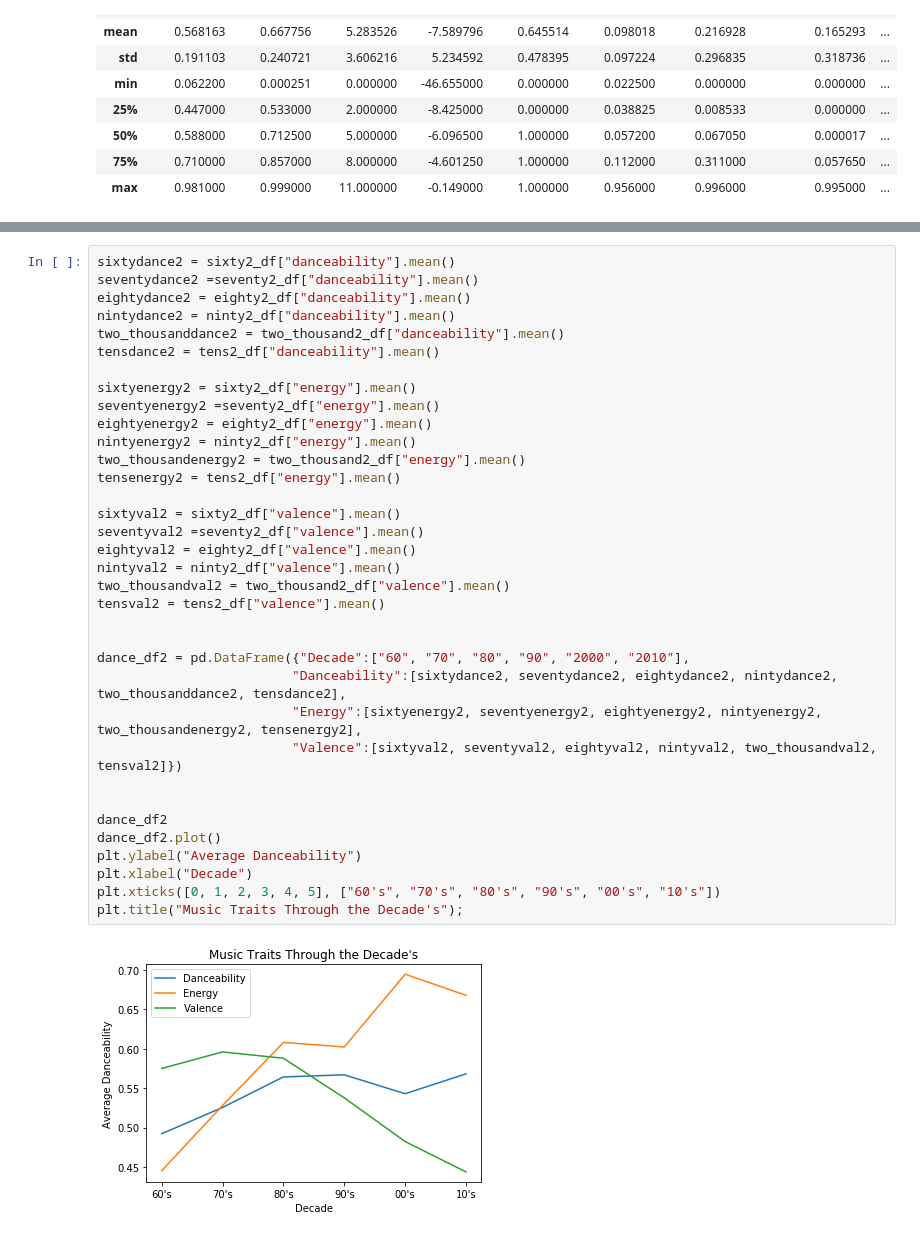
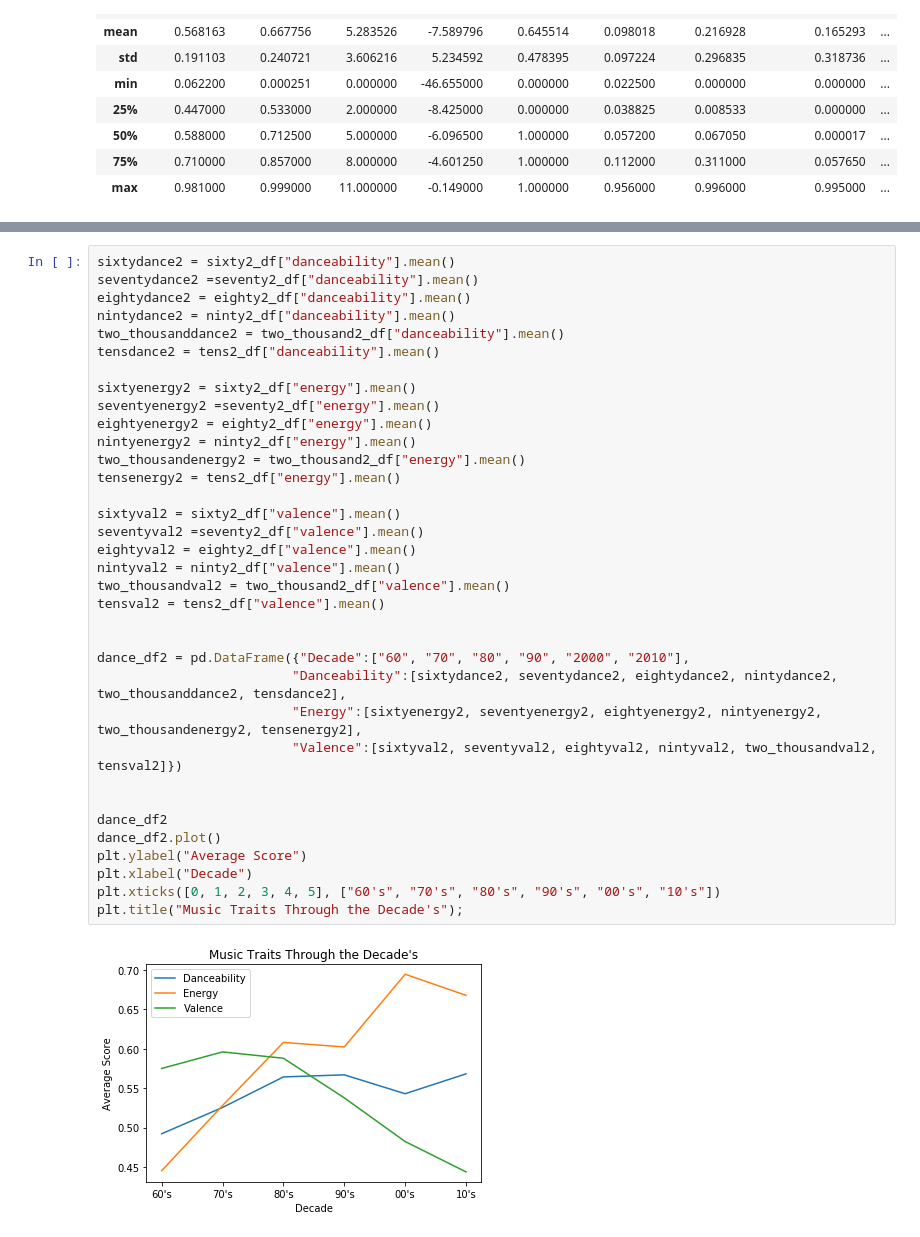
Before and after one commit to zsvorenova/Group_Three, a Jupyter notebook: carol.ipynb, the cells around one changed output, grey strips where cells are left out. Drawn from its saved outputs; the diff is of its cells as text.

```diff
--- a/carol.ipynb
+++ b/carol.ipynb
@@ -1016,35 +1016,35 @@ nintydance2 = ninty2_df["danceability"].mean()
 two_thousanddance2 = two_thousand2_df["danceability"].mean()
 tensdance2 = tens2_df["danceability"].mean()
 
 sixtyenergy2 = sixty2_df["energy"].mean()
 seventyenergy2 =seventy2_df["energy"].mean()
 eightyenergy2 = eighty2_df["energy"].mean()
 nintyenergy2 = ninty2_df["energy"].mean()
 two_thousandenergy2 = two_thousand2_df["energy"].mean()
 tensenergy2 = tens2_df["energy"].mean()
 
 sixtyval2 = sixty2_df["valence"].mean()
 seventyval2 =seventy2_df["valence"].mean()
 eightyval2 = eighty2_df["valence"].mean()
 nintyval2 = ninty2_df["valence"].mean()
 two_thousandval2 = two_thousand2_df["valence"].mean()
 tensval2 = tens2_df["valence"].mean()
 
 
 dance_df2 = pd.DataFrame({"Decade":["60", "70", "80", "90", "2000", "2010"],
                          "Danceability":[sixtydance2, seventydance2, eightydance2, nintydance2, two_thousanddance2, tensdance2],
                          "Energy":[sixtyenergy2, seventyenergy2, eightyenergy2, nintyenergy2, two_thousandenergy2, tensenergy2],
                          "Valence":[sixtyval2, seventyval2, eightyval2, nintyval2, two_thousandval2, tensval2]})
 
 
 dance_df2
 dance_df2.plot()
-plt.ylabel("Average Danceability")
+plt.ylabel("Average Score")
 plt.xlabel("Decade")
 plt.xticks([0, 1, 2, 3, 4, 5], ["60's", "70's", "80's", "90's", "00's", "10's"])
 plt.title("Music Traits Through the Decade's");
 # %% [output]
-[figure, old version]
+[figure, new version]
 # %%
 sixtybpm2 = sixty2_df["tempo"].mean()
 seventybpm2 =seventy2_df["tempo"].mean()
```
Also changed, not shown: parts of 12 cells of this notebook.
